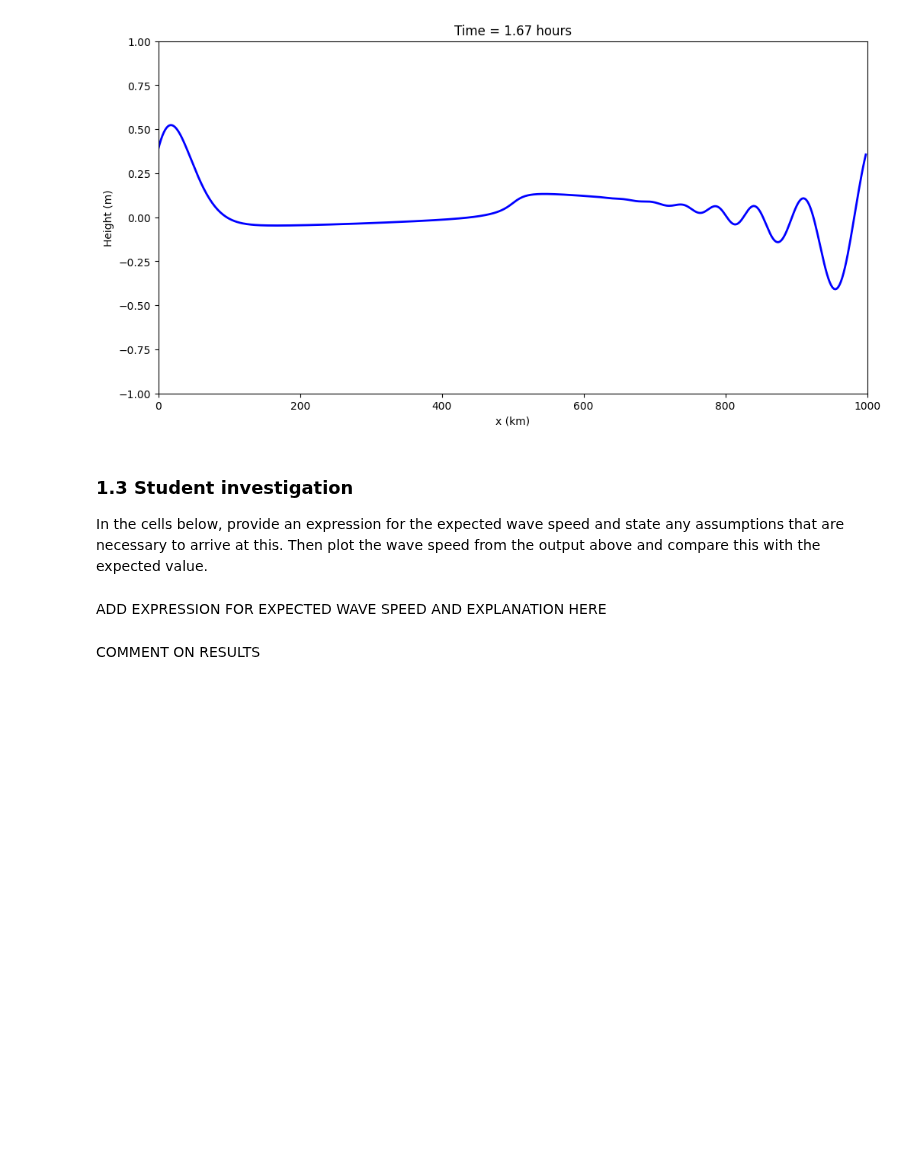
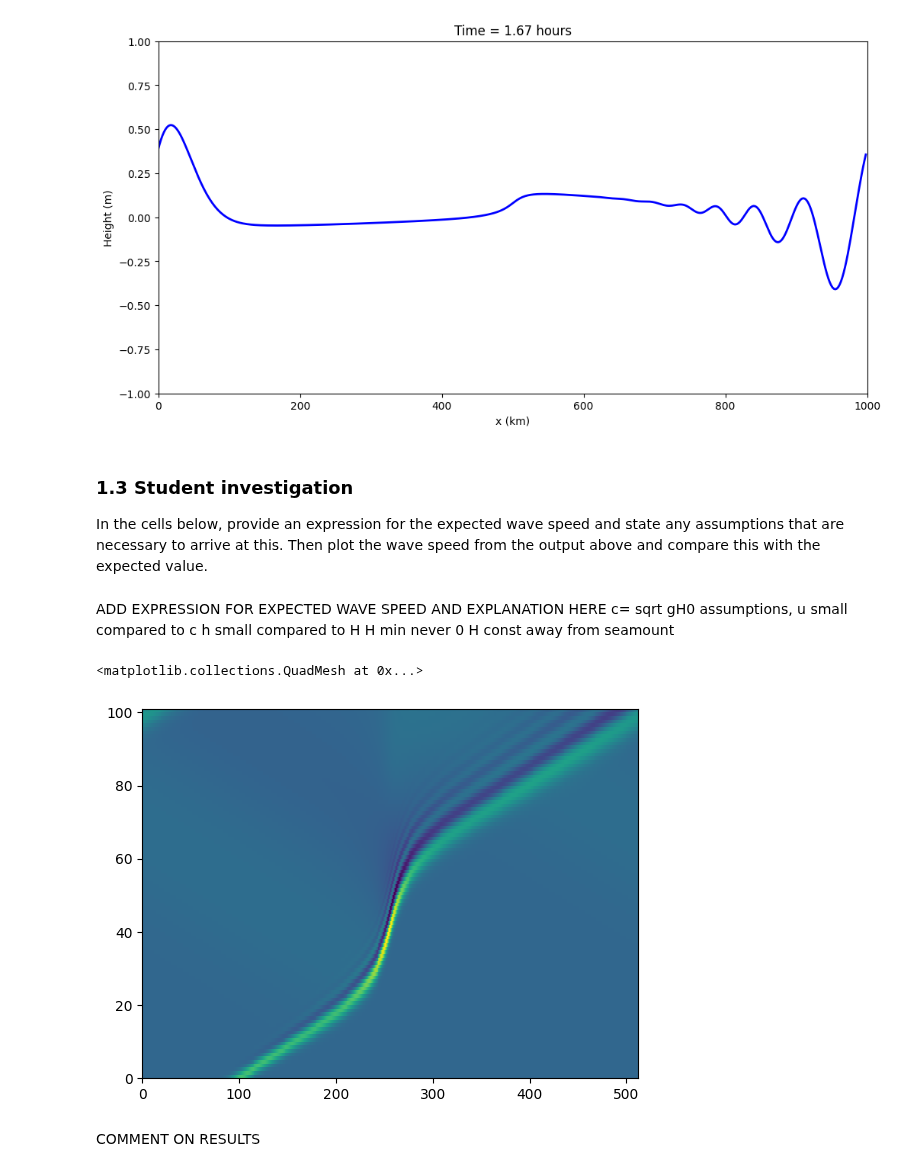
Before and after one commit to meganlouiseedwards/QCES, a Jupyter notebook: Project3_tsunami.ipynb, the cells around one changed output. Saved outputs shown, nothing was run; the diff lists cells and outputs as text; code cells hidden in the pictures; blank space fills up the shorter version.

```diff
--- a/Project3_tsunami.ipynb
+++ b/Project3_tsunami.ipynb
@@ -243,10 +243,19 @@ INFO:matplotlib.animation:MovieWriter._run: running command: ffmpeg -f rawvideo
 ### 1.3 Student investigation
 <a id='section1pt3'></a>
 In the cells below, provide an expression for the expected wave speed and state any assumptions that are necessary to arrive at this. Then plot the wave speed from the output above and compare this with the expected value.
-# %% [markdown]
-ADD EXPRESSION FOR EXPECTED WAVE SPEED AND EXPLANATION HERE
+# %% [markdown]
+ADD EXPRESSION FOR EXPECTED WAVE SPEED AND EXPLANATION HERE
+c= sqrt gH0
+assumptions, u small compared to c
+h small compared to H
+H min never 0
+H const away from seamount
 # %%
 # CREATE FIGURES HERE
+plt.pcolormesh(h_save)
+# %% [output]
+<matplotlib.collections.QuadMesh at 0x...>
+[figure, added]
 # %% [markdown]
 COMMENT ON RESULTS
 # %% [markdown]
```
Also changed, not shown: parts of 2 cells of this notebook.
